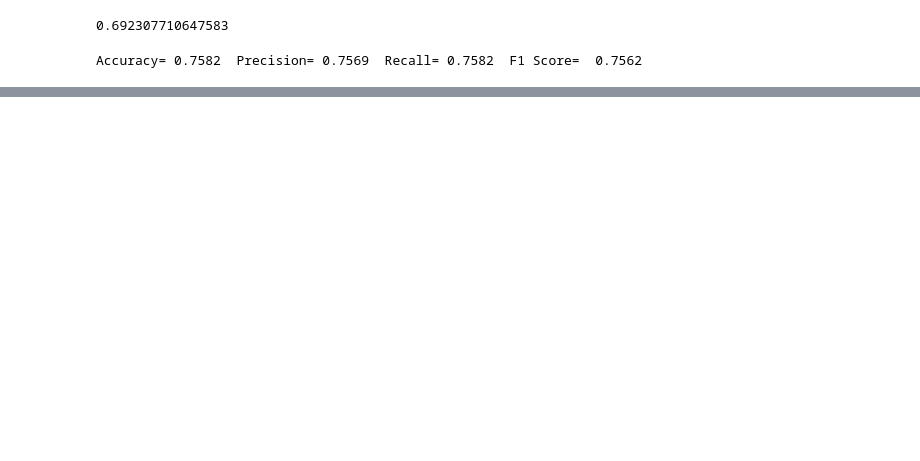
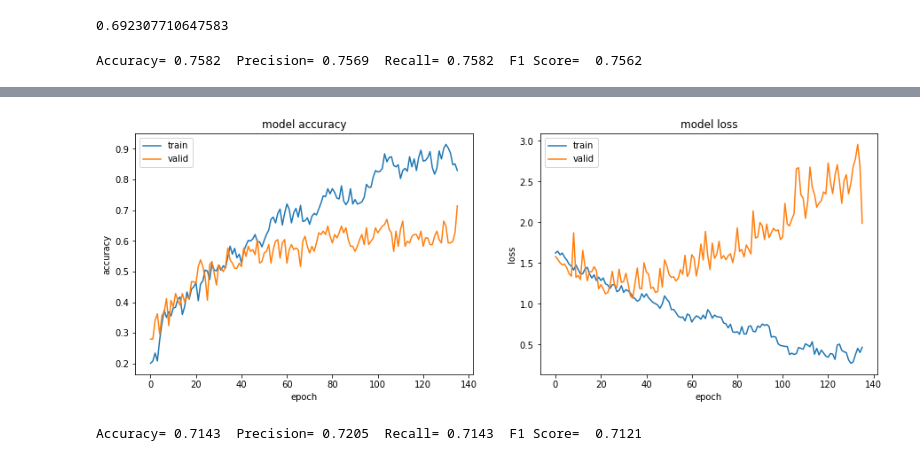
Before and after one commit to SadmanJahin/speech-emotion-recognition, a Jupyter notebook: SER.ipynb, the cells around one changed output, grey strips where cells are left out. Drawn from its saved outputs; the diff is of its cells as text; code cells hidden in the pictures; blank space fills up the shorter version.

```diff
--- a/SER.ipynb
+++ b/SER.ipynb
@@ -587,0 +624,14 @@ Fitting 5 folds for each of 120 candidates, totalling 600 fits
+# %%
+ACCURACY_THRESHOLD = 0.70
+
+class myCallback(tf.keras.callbacks.Callback):
+    def on_epoch_end(self, epoch, logs={}):
+        if(logs.get('val_accuracy') > ACCURACY_THRESHOLD):
+            print("\nReached %2.2f%% accuracy, so stopping training!!" %(ACCURACY_THRESHOLD*100))
+            self.model.stop_training = True
+
+callbacks = myCallback()
+# %%
+model8.compile(loss='categorical_crossentropy', optimizer='adam', metrics=['accuracy'])
+# %%
+history8=model8.fit(xtrain,y_train_new,batch_size=128,epochs=150,validation_data=(xtest,y_test_new),callbacks=callbacks)
@@ -587,0 +656,23 @@ Fitting 5 folds for each of 120 candidates, totalling 600 fits
+# %%
+def results(history):
+    # Accuracy
+    plt.figure(figsize=(15, 5))
+    plt.subplot(1, 2, 1)
+    plt.plot(history.history['accuracy']); plt.plot(history.history['val_accuracy']);
+    plt.title('model accuracy'); plt.ylabel('accuracy');
+    plt.xlabel('epoch'); plt.legend(['train', 'valid'], loc='upper left');
+
+    # Loss
+    plt.subplot(1, 2, 2)
+    plt.plot(history.history['loss']); plt.plot(history.history['val_loss']);
+    plt.title('model loss'); plt.ylabel('loss');
+    plt.xlabel('epoch'); plt.legend(['train', 'valid'], loc='upper left');
+    plt.show()
+results(history8)
+# %% [output]
+[figure, added]
+# %%
+ac,pr,re,f1 = getClassificationResult(model8,xtest,y_test_new)
+print("Accuracy=",ac," Precision=",pr," Recall=",re," F1 Score= ",f1)
+# %% [output]
+Accuracy= 0.7143  Precision= 0.7205  Recall= 0.7143  F1 Score=  0.7121
```
Also changed, not shown: parts of 2 cells of this notebook.
